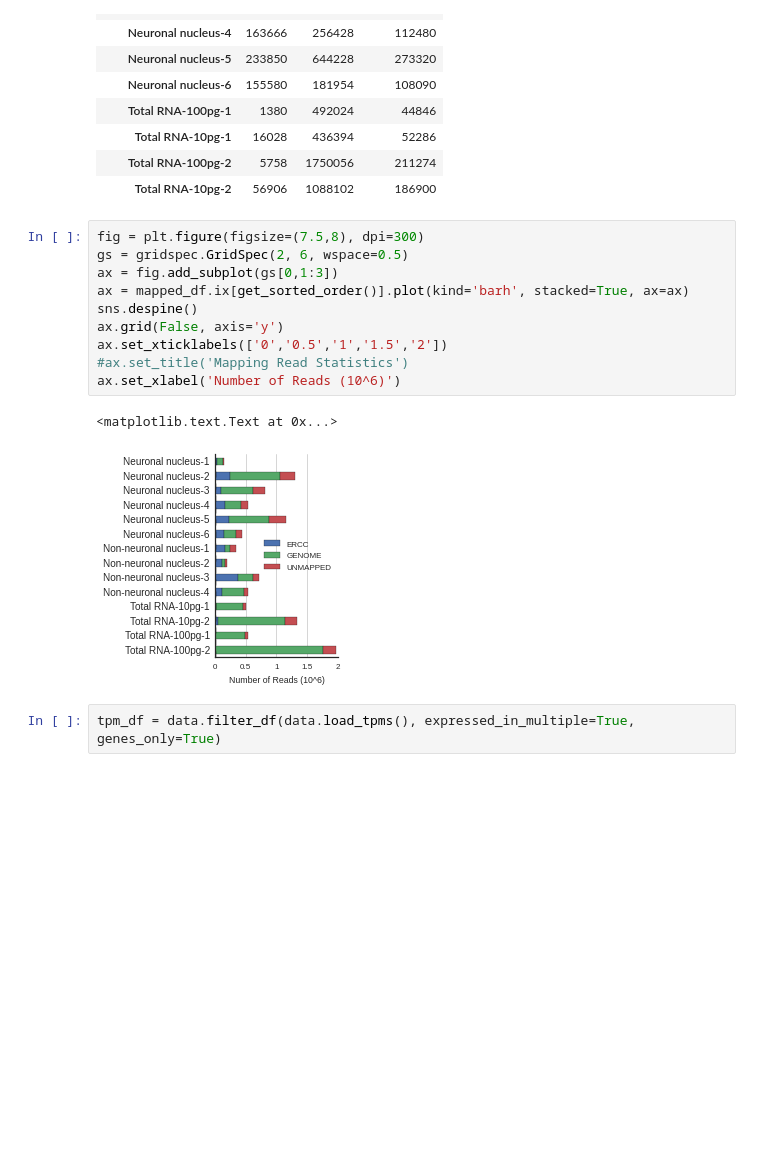
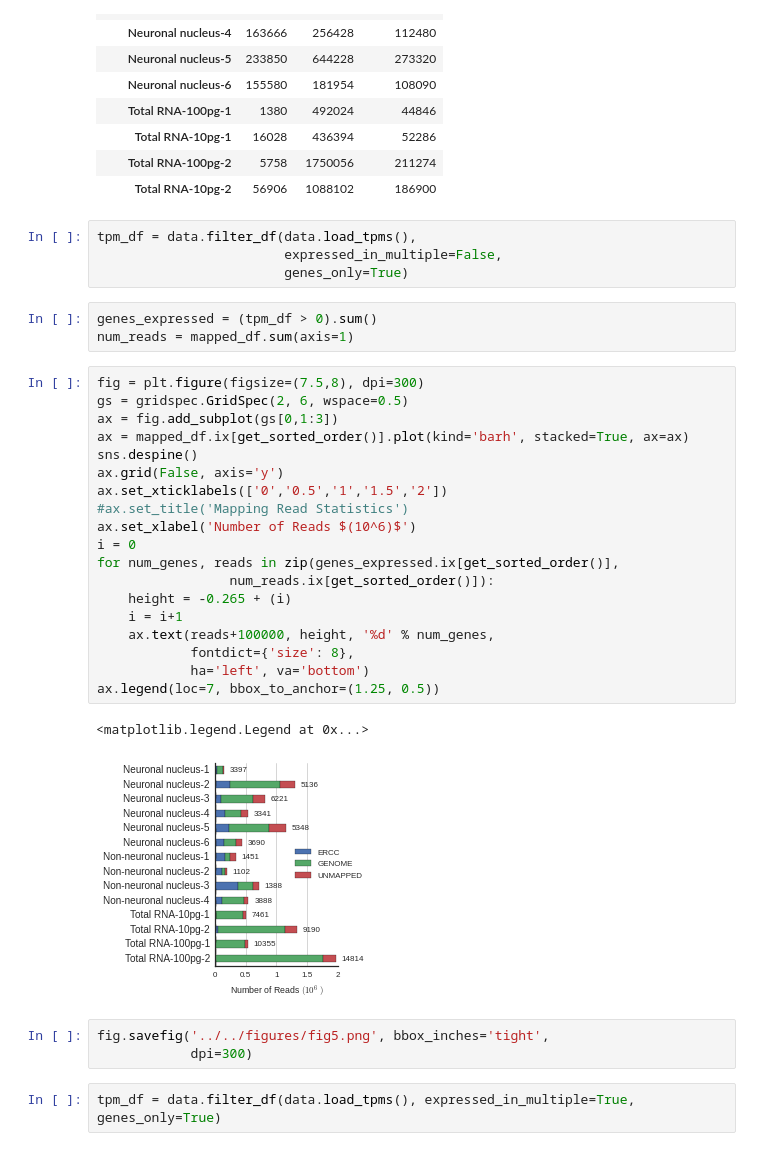
Before and after one commit to Schork-Lab/single-cell, a Jupyter notebook: ipython/nature_protocol/figure_5.ipynb, the cells around one changed output. Cells and saved outputs as stored; diff of their text form; blank space fills up the shorter version.

Commit message:
Updated figure 5 to only have the one panel with genes expressed at the end of the bars.

```diff
--- a/ipython/nature_protocol/figure_5.ipynb
+++ b/ipython/nature_protocol/figure_5.ipynb
@@ -44,19 +44,38 @@ mapped_df
 | Total RNA-10pg-1 | 16028 | 436394 | 52286 |
 | Total RNA-100pg-2 | 5758 | 1750056 | 211274 |
 | Total RNA-10pg-2 | 56906 | 1088102 | 186900 |
+# %%
+tpm_df = data.filter_df(data.load_tpms(),
+                        expressed_in_multiple=False,
+                        genes_only=True)
+# %%
+genes_expressed = (tpm_df > 0).sum()
+num_reads = mapped_df.sum(axis=1)
 # %%
 fig = plt.figure(figsize=(7.5,8), dpi=300)
 gs = gridspec.GridSpec(2, 6, wspace=0.5)
 ax = fig.add_subplot(gs[0,1:3])
 ax = mapped_df.ix[get_sorted_order()].plot(kind='barh', stacked=True, ax=ax)
 sns.despine()
 ax.grid(False, axis='y')
 ax.set_xticklabels(['0','0.5','1','1.5','2'])
 #ax.set_title('Mapping Read Statistics')
-ax.set_xlabel('Number of Reads (10^6)')
+ax.set_xlabel('Number of Reads $(10^6)$')
+i = 0
+for num_genes, reads in zip(genes_expressed.ix[get_sorted_order()],
+                 num_reads.ix[get_sorted_order()]):
+    height = -0.265 + (i)
+    i = i+1
+    ax.text(reads+100000, height, '%d' % num_genes,
+            fontdict={'size': 8},
+            ha='left', va='bottom')
+ax.legend(loc=7, bbox_to_anchor=(1.25, 0.5))
 # %% [output]
-<matplotlib.text.Text at 0x...>
+<matplotlib.legend.Legend at 0x...>
-[figure, old version]
+[figure, new version]
+# %%
+fig.savefig('../../figures/fig5.png', bbox_inches='tight',
+            dpi=300)
 # %%
 tpm_df = data.filter_df(data.load_tpms(), expressed_in_multiple=True, genes_only=True)
 # %%
```
Also changed, not shown: 1 other file.
